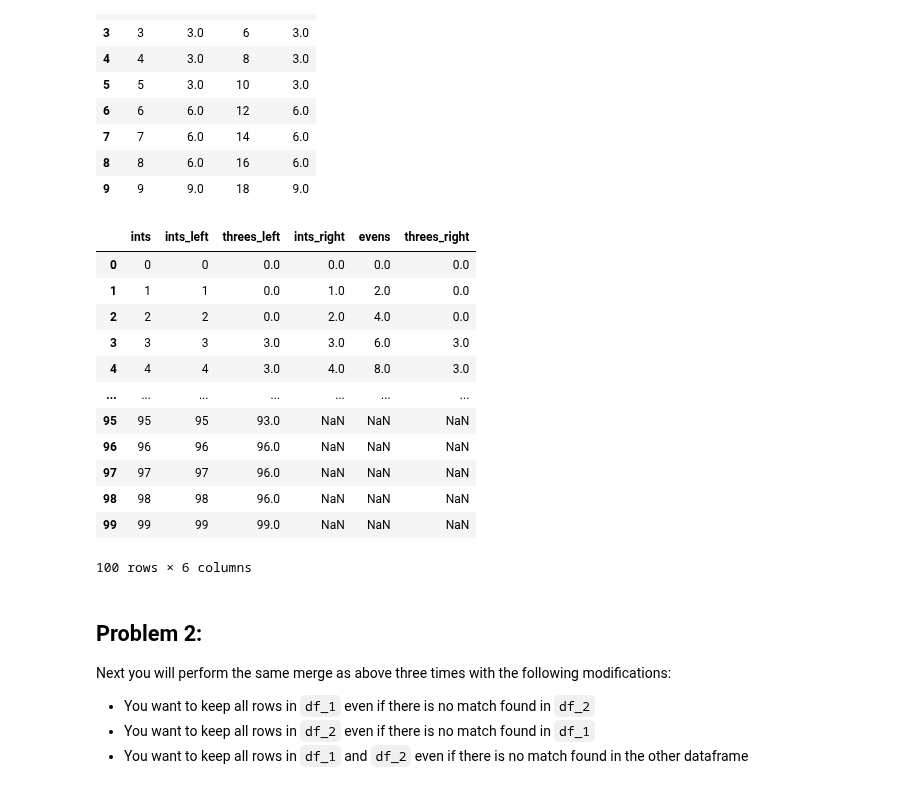
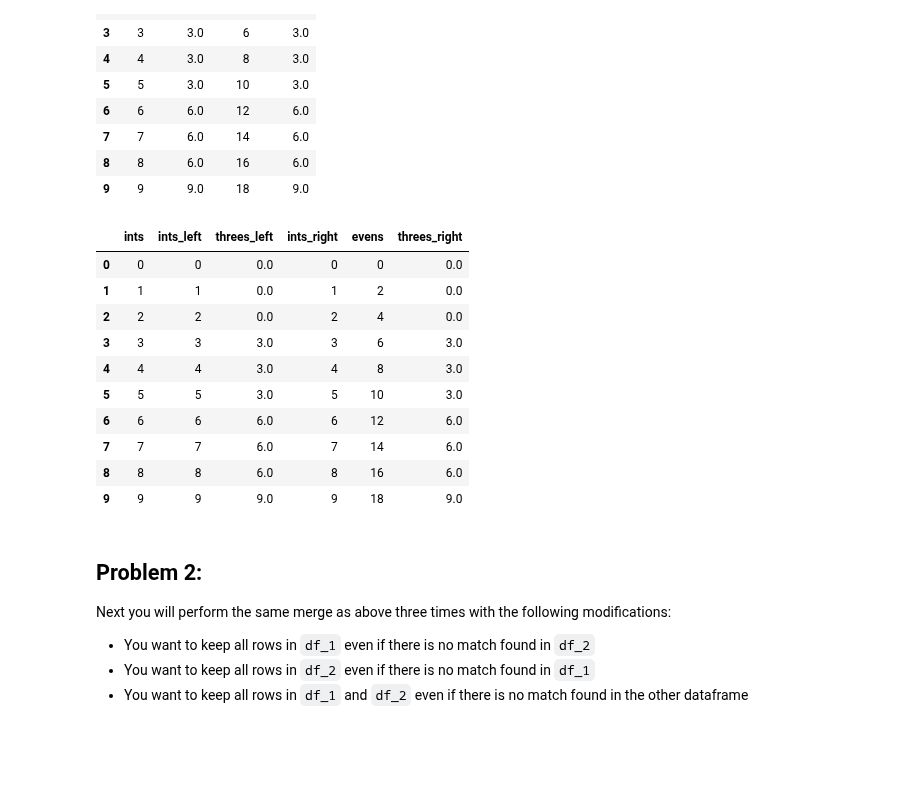
Before and after one commit to jklinck/AD450Winter2026, a Jupyter notebook: week_8_joining.ipynb, the cells around one changed output. Drawn from its saved outputs; the diff is of its cells as text; code cells hidden in the pictures; blank space fills up the shorter version.

```diff
--- a/week_8_joining.ipynb
+++ b/week_8_joining.ipynb
@@ -134,22 +136,21 @@ df_3
 | 8 | 8 | 6.0 | 16 | 6.0 |
 | 9 | 9 | 9.0 | 18 | 9.0 |
 # %%
-df_4 = df_1.join(df_2, on="ints", how="left", lsuffix="_left", rsuffix="_right")
+df_4 = df_1.join(df_2, on="ints", how="inner", lsuffix="_left", rsuffix="_right")
+
 df_4
 # %% [output]
 |  | ints | ints_left | threes_left | ints_right | evens | threes_right |
-| 0 | 0 | 0 | 0.0 | 0.0 | 0.0 | 0.0 |
-| 1 | 1 | 1 | 0.0 | 1.0 | 2.0 | 0.0 |
-| 2 | 2 | 2 | 0.0 | 2.0 | 4.0 | 0.0 |
-| 3 | 3 | 3 | 3.0 | 3.0 | 6.0 | 3.0 |
-| 4 | 4 | 4 | 3.0 | 4.0 | 8.0 | 3.0 |
-| ... | ... | ... | ... | ... | ... | ... |
-| 95 | 95 | 95 | 93.0 | NaN | NaN | NaN |
-| 96 | 96 | 96 | 96.0 | NaN | NaN | NaN |
-| 97 | 97 | 97 | 96.0 | NaN | NaN | NaN |
-| 98 | 98 | 98 | 96.0 | NaN | NaN | NaN |
-| 99 | 99 | 99 | 99.0 | NaN | NaN | NaN |
+| 0 | 0 | 0 | 0.0 | 0 | 0 | 0.0 |
+| 1 | 1 | 1 | 0.0 | 1 | 2 | 0.0 |
+| 2 | 2 | 2 | 0.0 | 2 | 4 | 0.0 |
+| 3 | 3 | 3 | 3.0 | 3 | 6 | 3.0 |
+| 4 | 4 | 4 | 3.0 | 4 | 8 | 3.0 |
+| 5 | 5 | 5 | 3.0 | 5 | 10 | 3.0 |
+| 6 | 6 | 6 | 6.0 | 6 | 12 | 6.0 |
+| 7 | 7 | 7 | 6.0 | 7 | 14 | 6.0 |
+| 8 | 8 | 8 | 6.0 | 8 | 16 | 6.0 |
+| 9 | 9 | 9 | 9.0 | 9 | 18 | 9.0 |
-100 rows × 6 columns
 # %% [markdown]
 ## Problem 2:
 
```
Also changed, not shown: parts of 10 cells of this notebook.
